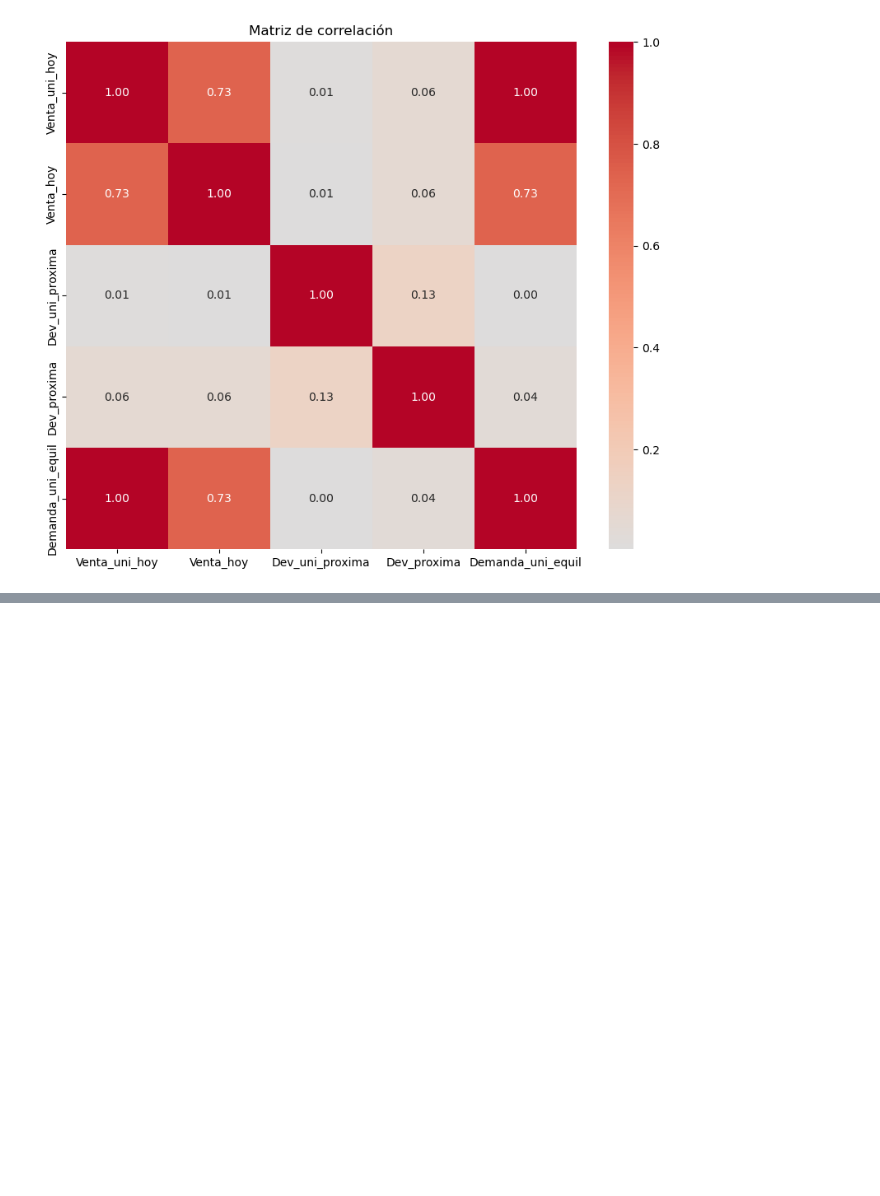
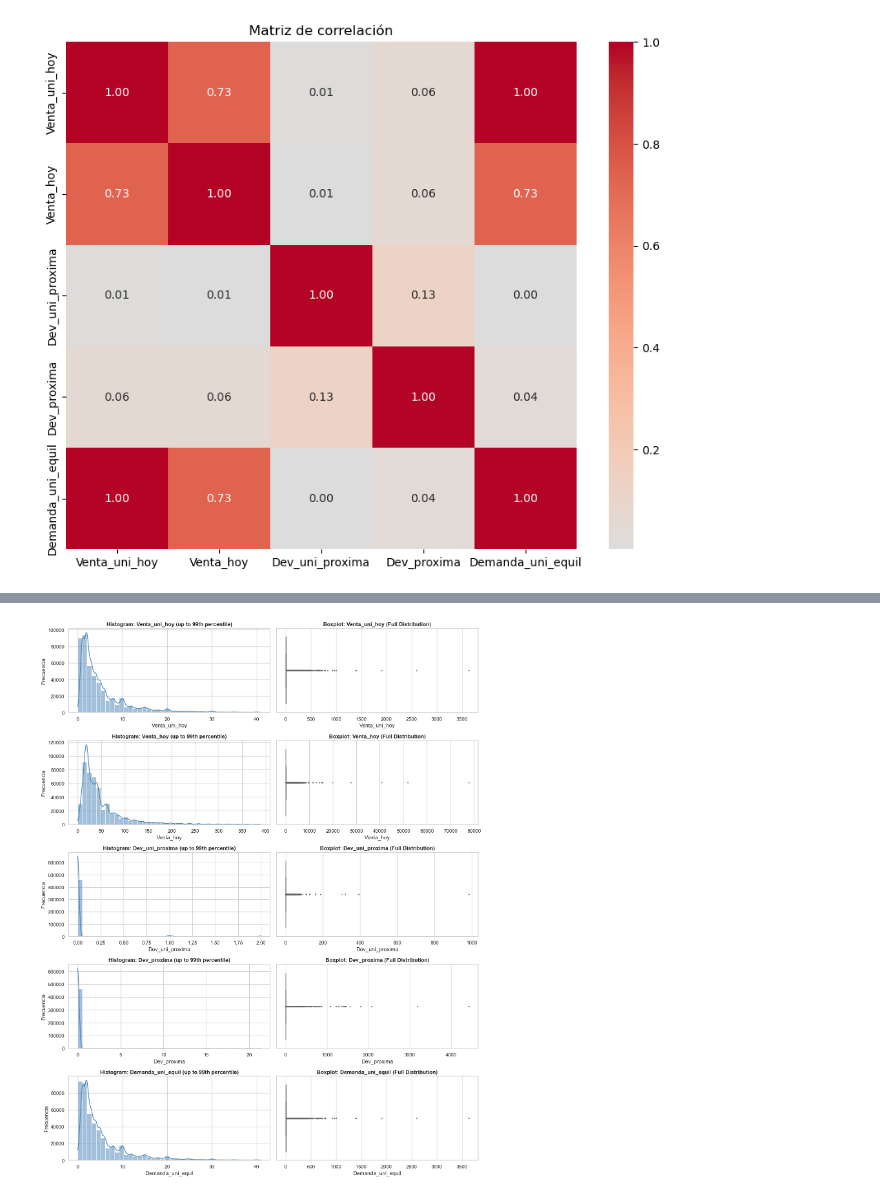
Before and after one commit to Alexis6am/AI_DeepLearning, a Jupyter notebook: ai/Practica_DL.ipynb, the cells around one changed output, grey strips where cells are left out. Cells and saved outputs as stored; diff of their text form; code cells hidden in the pictures; blank space fills up the shorter version.

```diff
--- a/ai/Practica_DL.ipynb
+++ b/ai/Practica_DL.ipynb
@@ -248,0 +341,36 @@ plt.show()
+# %%
+
+# Select the continuous numerical columns
+numerical_cols = [
+    'Venta_uni_hoy',
+    'Venta_hoy',
+    'Dev_uni_proxima',
+    'Dev_proxima',
+    'Demanda_uni_equil'
+]
+
+# Set theme style
+sns.set_theme(style="whitegrid", palette="muted")
+
+fig, axes = plt.subplots(len(numerical_cols), 2, figsize=(14, 3.5 * len(numerical_cols)))
+
+for idx, col in enumerate(numerical_cols):
+    # Clip at 99th percentile for visualization so extreme outliers don't crush the histogram
+    p99 = df[col].quantile(0.99)
+    subset = df[df[col] <= p99][col]
+
+    # Left column: Histogram + KDE
+    sns.histplot(subset, bins=40, kde=True, ax=axes[idx, 0], color='steelblue')
+    axes[idx, 0].set_title(f'Histogram: {col} (up to 99th percentile)', fontweight='bold')
+    axes[idx, 0].set_xlabel(col)
+    axes[idx, 0].set_ylabel('Frecuencia')
+
+    # Right column: Boxplot
+    sns.boxplot(x=df[col], ax=axes[idx, 1], color='coral', fliersize=2)
+    axes[idx, 1].set_title(f'Boxplot: {col} (Full Distribution)', fontweight='bold')
+    axes[idx, 1].set_xlabel(col)
+
+plt.tight_layout()
+plt.show()
+# %% [output]
+[figure, added]
```
Also changed, not shown: parts of 20 cells of this notebook.
